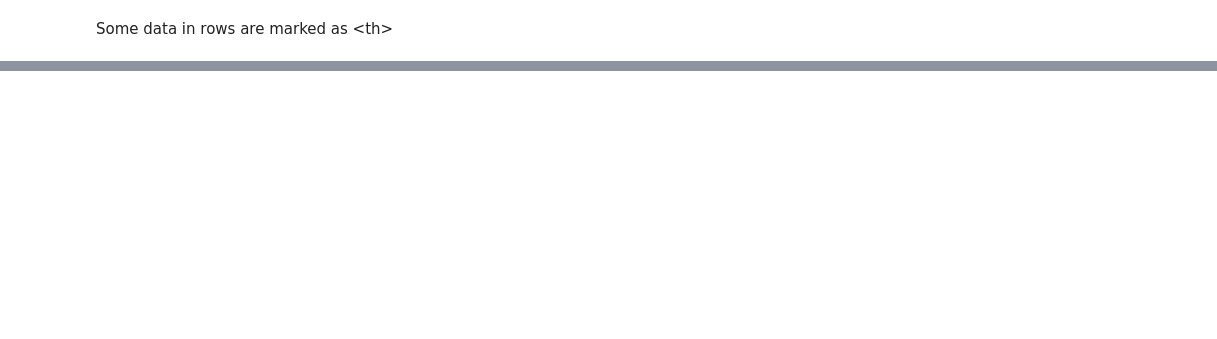
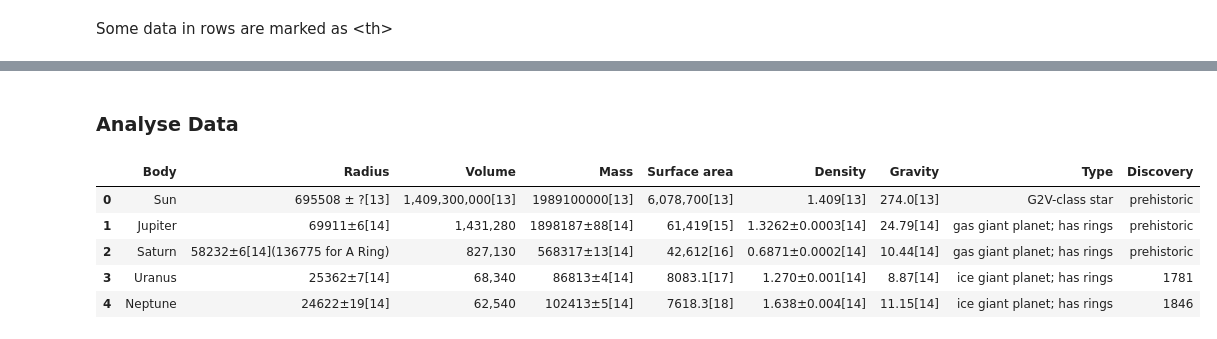
Before and after one commit to Ednaxx/Web-Data-Scraping, a Jupyter notebook: SolarSystemBigObjects.ipynb, the cells around one changed output, grey strips where cells are left out. Cells and saved outputs as stored; diff of their text form; code cells hidden in the pictures; blank space fills up the shorter version.

```diff
--- a/SolarSystemBigObjects.ipynb
+++ b/SolarSystemBigObjects.ipynb
@@ -92,2 +91,4 @@ data
+# %% [markdown]
+### Analyse Data
 # %%
 import pandas as pd
@@ -93,0 +101,9 @@ import pandas as pd
+# %%
+df.head()
+# %% [output]
+|  | Body | Radius | Volume | Mass | Surface area | Density | Gravity | Type | Discovery |
+| 0 | Sun | 695508 ± ?[13] | 1,409,300,000[13] | 1989100000[13] | 6,078,700[13] | 1.409[13] | 274.0[13] | G2V-class star | prehistoric |
+| 1 | Jupiter | 69911±6[14] | 1,431,280 | 1898187±88[14] | 61,419[15] | 1.3262±0.0003[14] | 24.79[14] | gas giant planet; has rings | prehistoric |
+| 2 | Saturn | 58232±6[14](136775 for A Ring) | 827,130 | 568317±13[14] | 42,612[16] | 0.6871±0.0002[14] | 10.44[14] | gas giant planet; has rings | prehistoric |
+| 3 | Uranus | 25362±7[14] | 68,340 | 86813±4[14] | 8083.1[17] | 1.270±0.001[14] | 8.87[14] | ice giant planet; has rings | 1781 |
+| 4 | Neptune | 24622±19[14] | 62,540 | 102413±5[14] | 7618.3[18] | 1.638±0.004[14] | 11.15[14] | ice giant planet; has rings | 1846 |
```
Also changed, not shown: parts of 15 cells of this notebook.
